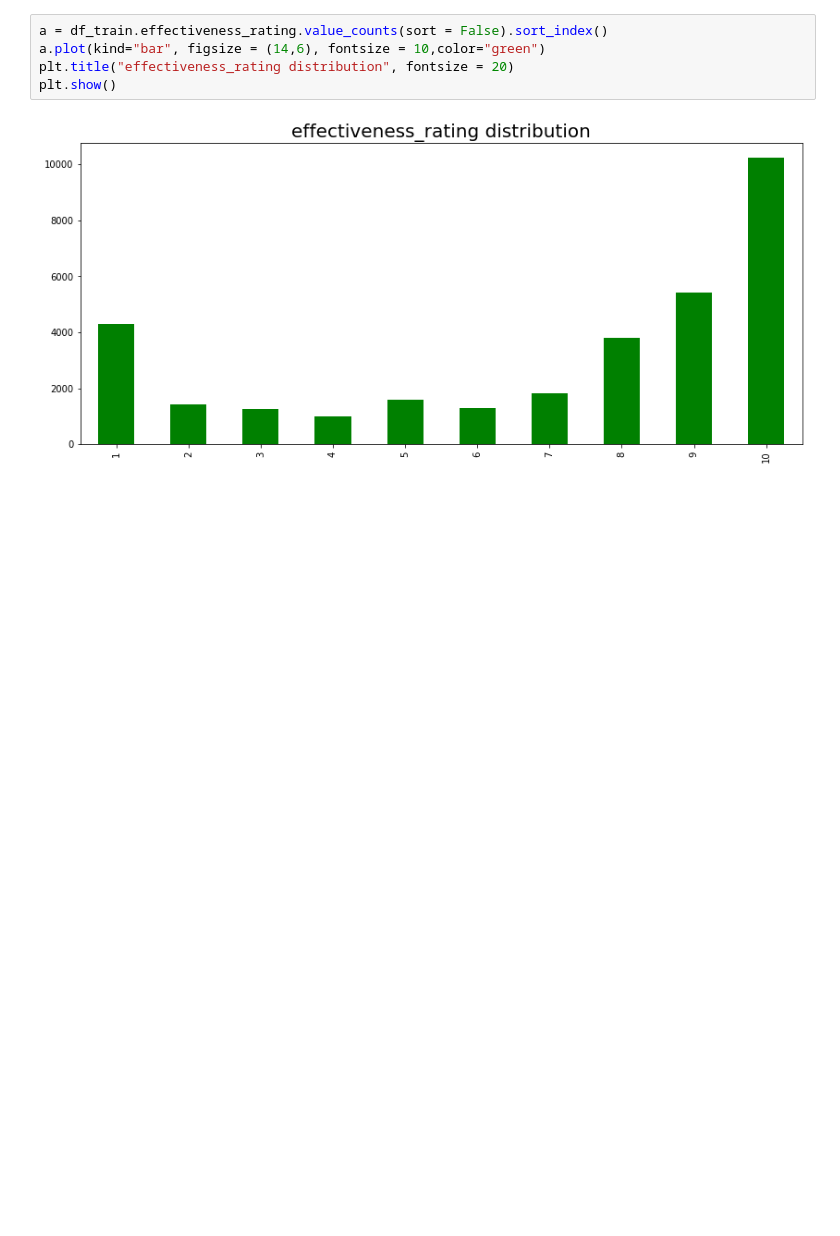
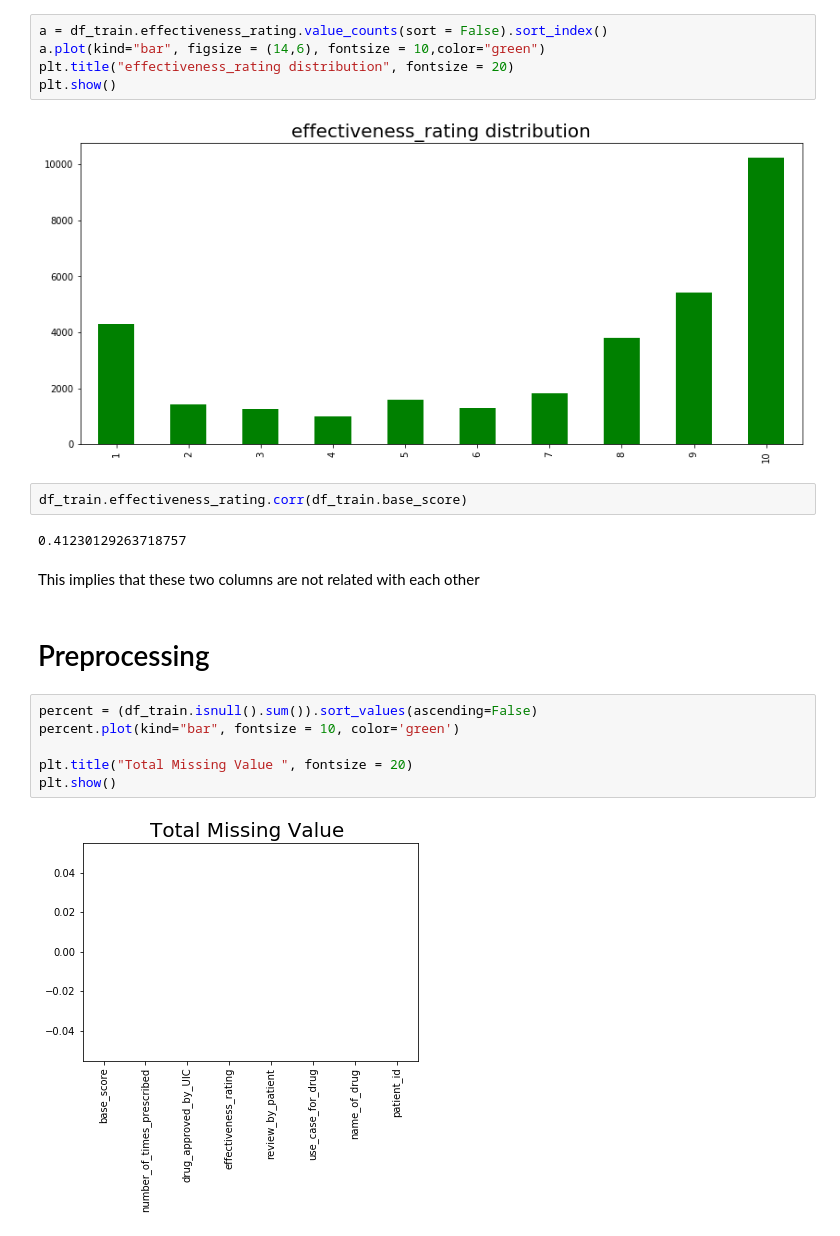
Before and after one commit to utkarshsharma1/reviews_ratings, a Jupyter notebook: std_drugs_v2.ipynb, the cells around one changed output. Drawn from its saved outputs; the diff is of its cells as text; blank space fills up the shorter version.

```diff
--- a/std_drugs_v2.ipynb
+++ b/std_drugs_v2.ipynb
@@ -42,3 +45,19 @@ plt.title("effectiveness_rating distribution", fontsize = 20)
 plt.show()
 # %% [output]
 [figure]
+# %%
+df_train.effectiveness_rating.corr(df_train.base_score)
+# %% [output]
+0.41230129263718757
+# %% [markdown]
+This implies that these two columns are not related with each other
+# %% [markdown]
+# Preprocessing
+# %%
+percent = (df_train.isnull().sum()).sort_values(ascending=False)
+percent.plot(kind="bar", fontsize = 10, color='green')
+
+plt.title("Total Missing Value ", fontsize = 20)
+plt.show()
+# %% [output]
+[figure, added]
```
Also changed, not shown: parts of 26 cells of this notebook.
